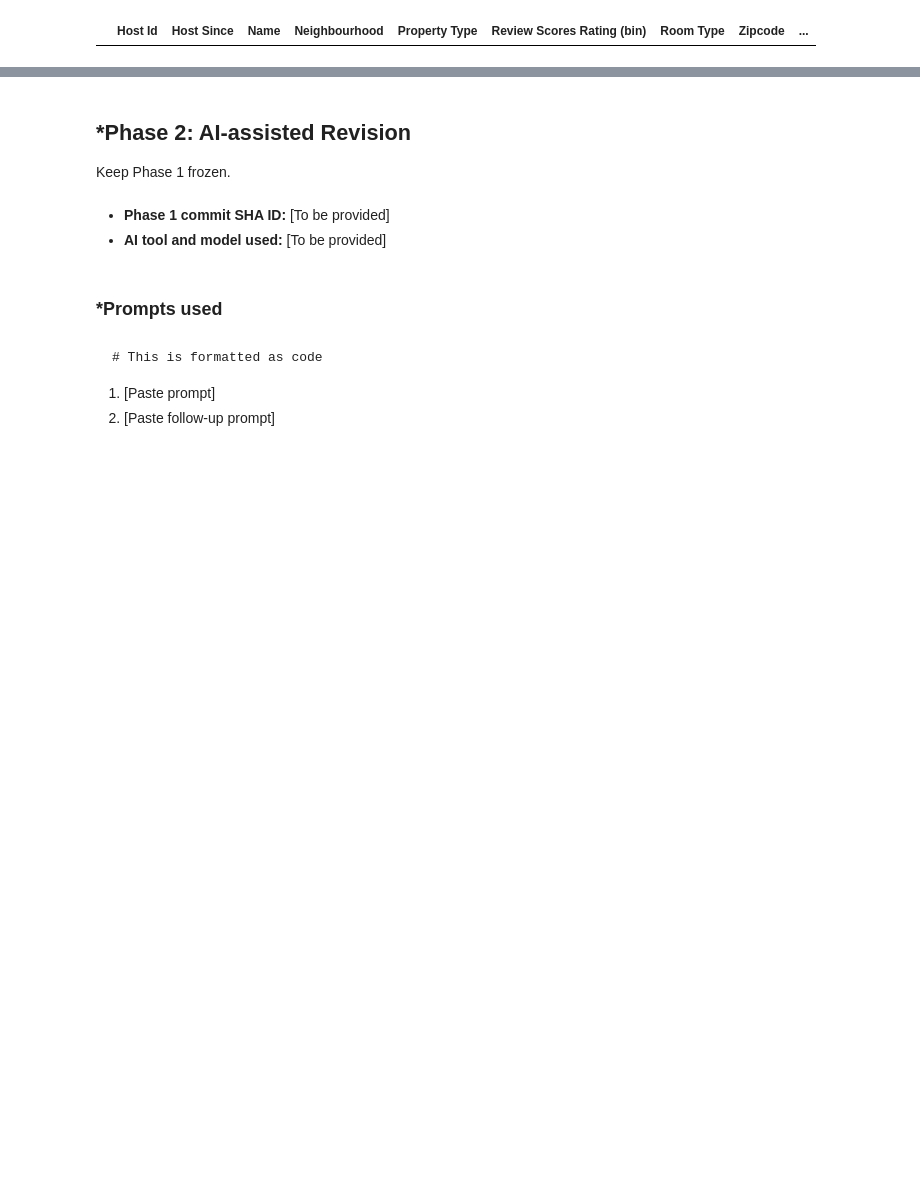
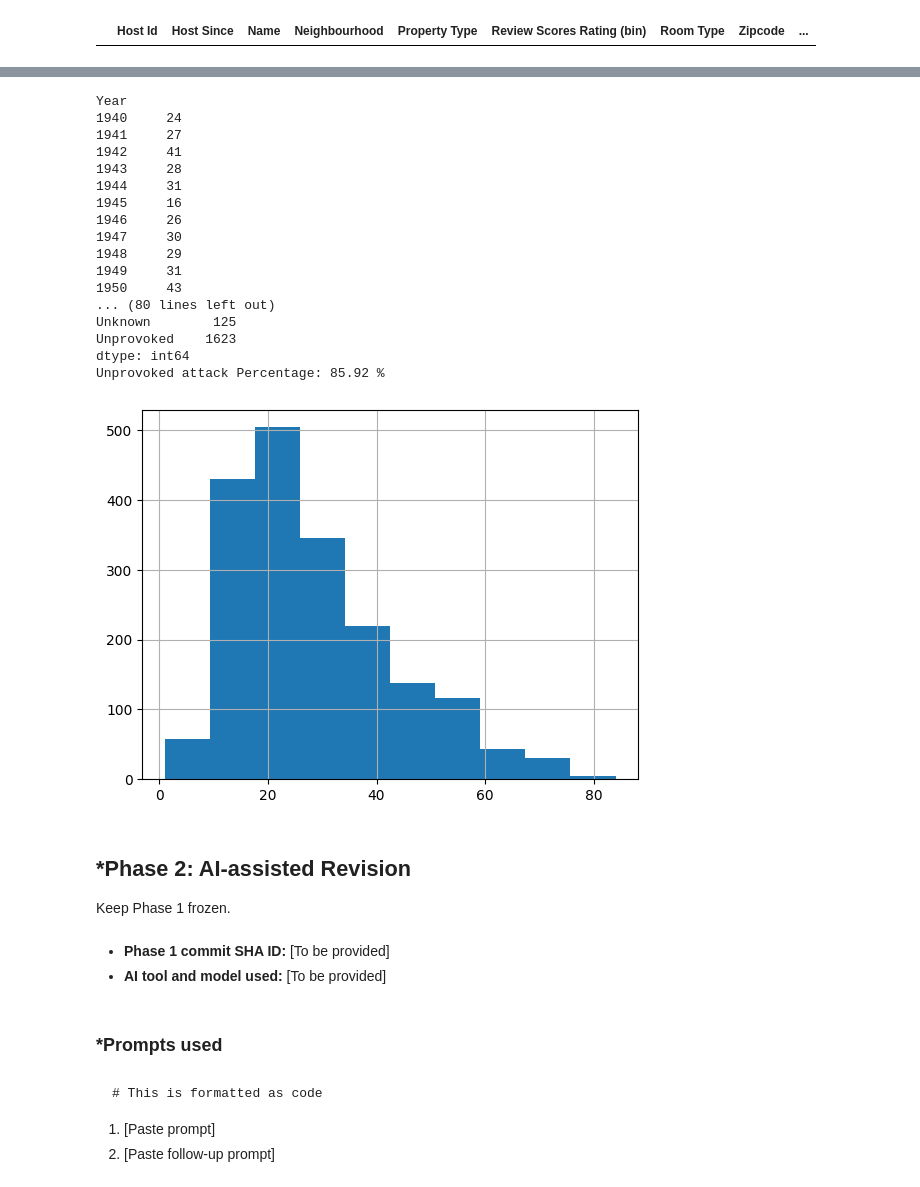
Before and after one commit to derekhatherley/A01-data-wrangling, a Jupyter notebook: DataWrangling.ipynb, the cells around one changed output, grey strips where cells are left out. Cells and saved outputs as stored; diff of their text form; code cells hidden in the pictures; blank space fills up the shorter version.

```diff
--- a/DataWrangling.ipynb
+++ b/DataWrangling.ipynb
@@ -49,3 +84,74 @@ df[df['CleanPrice'].isna()]
+# %%
+# Question 2: Shark Attack Data
+
+import numpy as np
+import matplotlib.pyplot as plt
+import pandas as pd
+
+df = pd.read_excel('GSAF5.xls')
+# Remove empty columns
+clean_df = df.drop(columns = ['pdf', 'href formula', 'href', 'Case Number', 'Case Number.1', 'original order', 'Unnamed: 21', 'Unnamed: 22'])
+
+clean_df[clean_df['Year'].isna()] # 2 Rows do not have a year posted
+clean_df = clean_df.dropna(subset=['Year']) # remove those 2 rows
+clean_df['Year'] = clean_df['Year'].astype(int) # Make remaining year inputs an integer, not float
+# Large range of years, older records may not be as reliable
+clean_df = clean_df[clean_df['Year'] >= 1940] # Keep only since 1940
+attacks_by_year = clean_df.groupby('Year').size() # sort by year
+with pd.option_context('display.max_rows', None):
+  print(attacks_by_year) # Shark attacks increasing over time on average, with largest values coming between 2000-2020
+  # could be a result of better record keeping or greater population size
+
+# Clean age by only keeping rows with exact age entered, not '30s' or '?'
+clean_df = clean_df[clean_df['Age'].apply(lambda x: isinstance(x, int))]
+clean_df['Age'].hist() # victims tend to be teenage to young adult age
+
+clean_df[clean_df['Sex'].isna()] # There are rows with sex missing
+clean_df['Sex'] = clean_df['Sex'].fillna('Not Specified') # turn missing gender to 'Not Specified'
+# Calculate percentage of victims who are Male
+male_counter = 0
+for data in clean_df['Sex']:
+  if data == 'M':
+    male_counter += 1
+male_percent = 100*(male_counter/len(clean_df['Sex']))
+print('Male victim percentage:', round(male_percent,2), '%') # 84.07% of victims are male
+
+# Clean Type Variable
+for index, data in clean_df['Type'].items():
+  data = str(data) # make sure all data is a string
+  data = data.capitalize() # capitalize to be able to write a boolean expression
+  if data != 'Unprovoked' and data != 'Provoked': # only unprovoked, provoked, or unknown can be in the column now
+    data = 'Unknown'
+  clean_df.loc[index, 'Type'] = data # replace existing data with only the 3 categories for each row
+
+attacks_by_type = clean_df.groupby('Type').size()
+print(attacks_by_type) # 141 provoked, 125 unknown, 1623 unprovoked attacks
+
+unprovoked_counter = 0
+for data in clean_df['Type']:
+  if data == 'Unprovoked':
+    unprovoked_counter += 1
+unprovoked_percent = 100*(unprovoked_counter/len(clean_df['Type']))
+print('Unprovoked attack Percentage:', round(unprovoked_percent, 2), '%') # 85.92% of attacks were unprovoked
+# %% [output]
+Year
+1940     24
+1941     27
+1942     41
+1943     28
+1944     31
+1945     16
+1946     26
+1947     30
+1948     29
+1949     31
+1950     43
+... (80 lines left out)
+Unknown        125
+Unprovoked    1623
+dtype: int64
+Unprovoked attack Percentage: 85.92 %
+[figure, added]
 # %% [markdown]
 ## *Phase 2: AI-assisted Revision
 Keep Phase 1 frozen.
```
Also changed, not shown: parts of 3 cells of this notebook.
